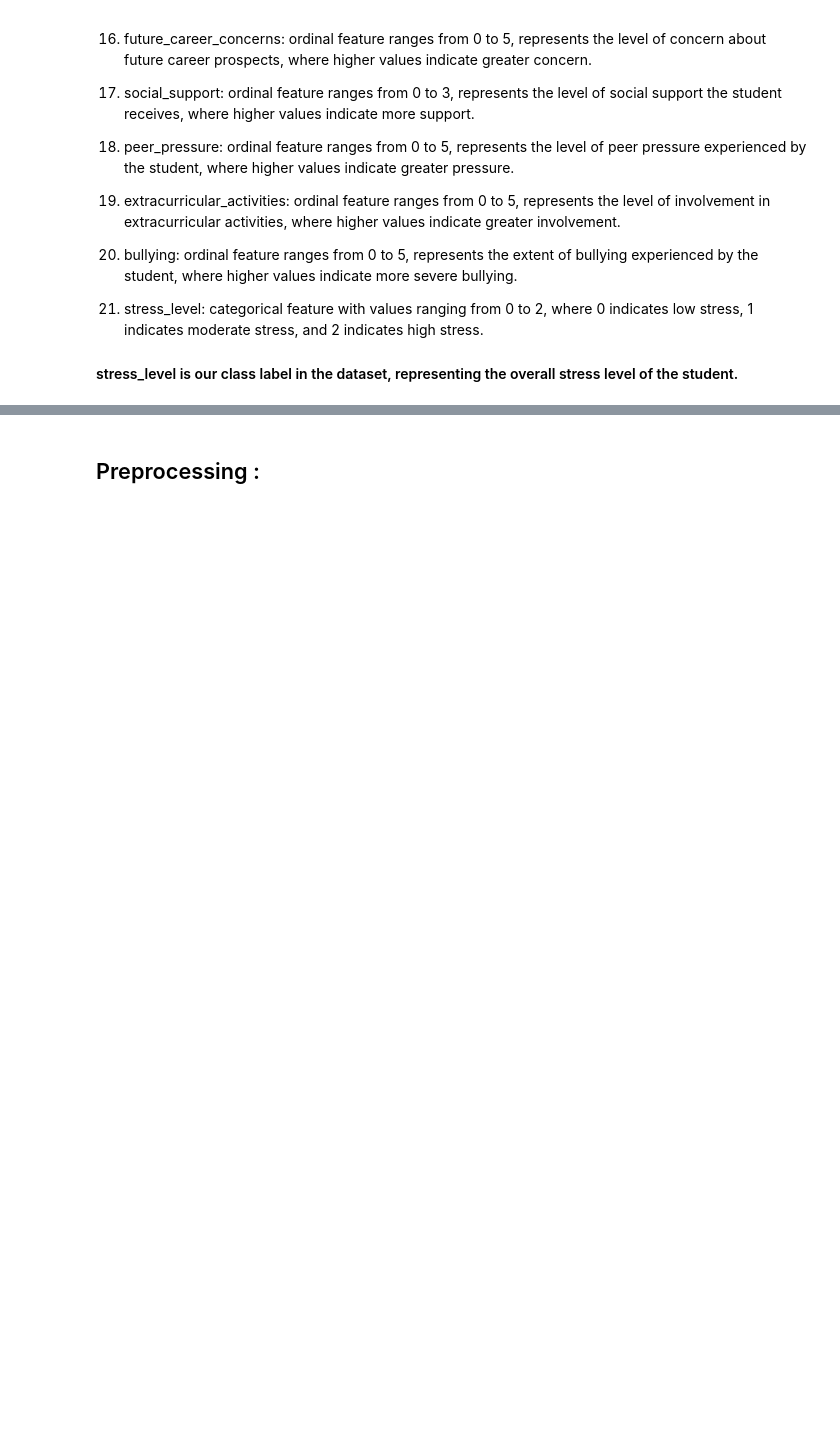
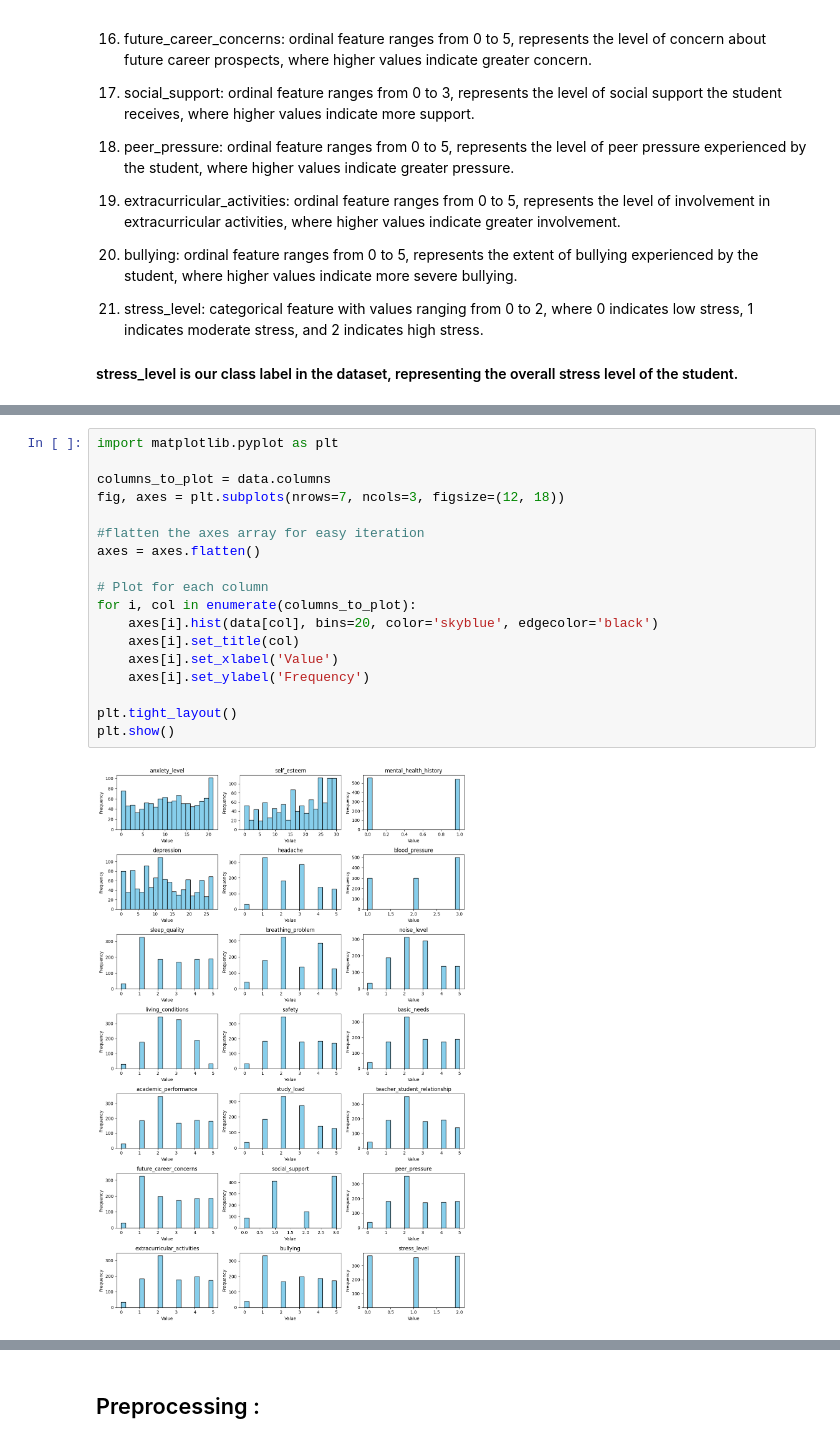
Before and after one commit to BashairAlsadhan/BigData-project, a Jupyter notebook: dataPreprocessing.ipynb, the cells around one changed output, grey strips where cells are left out. Saved outputs shown, nothing was run; the diff lists cells and outputs as text; blank space fills up the shorter version.

Commit message:
Summary statistic and visualization

```diff
--- a/dataPreprocessing.ipynb
+++ b/dataPreprocessing.ipynb
@@ -89,0 +130,20 @@ In order to achive our goal and prevent difficult situations, we looked for a da
+# %%
+import matplotlib.pyplot as plt
+
+columns_to_plot = data.columns
+fig, axes = plt.subplots(nrows=7, ncols=3, figsize=(12, 18))
+
+#flatten the axes array for easy iteration
+axes = axes.flatten()
+
+# Plot for each column
+for i, col in enumerate(columns_to_plot):
+    axes[i].hist(data[col], bins=20, color='skyblue', edgecolor='black')
+    axes[i].set_title(col)
+    axes[i].set_xlabel('Value')
+    axes[i].set_ylabel('Frequency')
+
+plt.tight_layout()
+plt.show()
+# %% [output]
+[figure, added]
```
Also changed, not shown: parts of 11 cells of this notebook.
